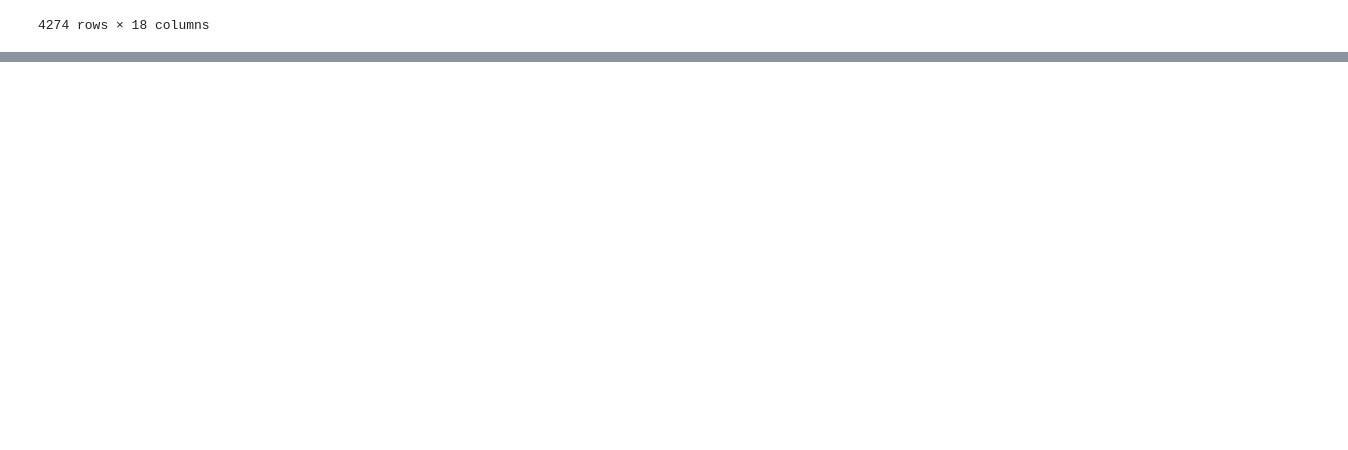
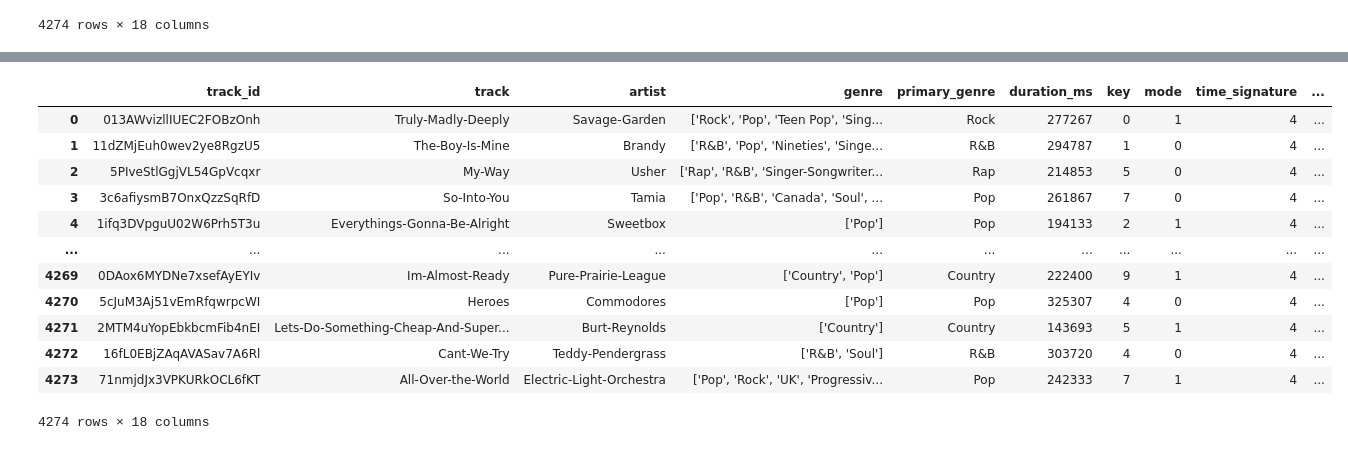
Before and after one commit to jeugenio103/Project-4, a Jupyter notebook: Lyric and Genre Data Collection/all_artist_ETL.ipynb, the cells around one changed output, grey strips where cells are left out. Drawn from its saved outputs; the diff is of its cells as text; code cells hidden in the pictures; blank space fills up the shorter version.

```diff
--- a/Lyric and Genre Data Collection/all_artist_ETL.ipynb
+++ b/Lyric and Genre Data Collection/all_artist_ETL.ipynb
@@ -620,3 +620,6 @@ df2.reset_index(drop=True)
 4274 rows × 18 columns
 # %%
 df2.to_csv('../Test-Data/final_primary_genre_4k.csv', sep=',')
+# %%
+part_one = read_csv_clean('../Test-Data/final_primary_genre_3k.csv')
+part_two = read_csv_clean('../Test-Data/final_primary_genre_4k.csv')
@@ -622,0 +642,16 @@ df2.to_csv('../Test-Data/final_primary_genre_4k.csv', sep=',')
+# %%
+part_two
+# %% [output]
+|  | track_id | track | artist | genre | primary_genre | duration_ms | key | mode | time_signature | ... |
+| 0 | 013AWvizllIUEC2FOBzOnh | Truly-Madly-Deeply | Savage-Garden | ['Rock', 'Pop', 'Teen Pop', 'Sing... | Rock | 277267 | 0 | 1 | 4 | ... |
+| 1 | 11dZMjEuh0wev2ye8RgzU5 | The-Boy-Is-Mine | Brandy | ['R&B', 'Pop', 'Nineties', 'Singe... | R&B | 294787 | 1 | 0 | 4 | ... |
+| 2 | 5PIveStlGgjVL54GpVcqxr | My-Way | Usher | ['Rap', 'R&B', 'Singer-Songwriter... | Rap | 214853 | 5 | 0 | 4 | ... |
+| 3 | 3c6afiysmB7OnxQzzSqRfD | So-Into-You | Tamia | ['Pop', 'R&B', 'Canada', 'Soul', ... | Pop | 261867 | 7 | 0 | 4 | ... |
+| 4 | 1ifq3DVpguU02W6Prh5T3u | Everythings-Gonna-Be-Alright | Sweetbox | ['Pop'] | Pop | 194133 | 2 | 1 | 4 | ... |
+| ... | ... | ... | ... | ... | ... | ... | ... | ... | ... | ... |
+| 4269 | 0DAox6MYDNe7xsefAyEYIv | Im-Almost-Ready | Pure-Prairie-League | ['Country', 'Pop'] | Country | 222400 | 9 | 1 | 4 | ... |
+| 4270 | 5cJuM3Aj51vEmRfqwrpcWI | Heroes | Commodores | ['Pop'] | Pop | 325307 | 4 | 0 | 4 | ... |
+| 4271 | 2MTM4uYopEbkbcmFib4nEI | Lets-Do-Something-Cheap-And-Super... | Burt-Reynolds | ['Country'] | Country | 143693 | 5 | 1 | 4 | ... |
+| 4272 | 16fL0EBjZAqAVASav7A6Rl | Cant-We-Try | Teddy-Pendergrass | ['R&B', 'Soul'] | R&B | 303720 | 4 | 0 | 4 | ... |
+| 4273 | 71nmjdJx3VPKURkOCL6fKT | All-Over-the-World | Electric-Light-Orchestra | ['Pop', 'Rock', 'UK', 'Progressiv... | Pop | 242333 | 7 | 1 | 4 | ... |
+4274 rows × 18 columns
```
Also changed, not shown: parts of 6 cells of this notebook, 1 other file.
